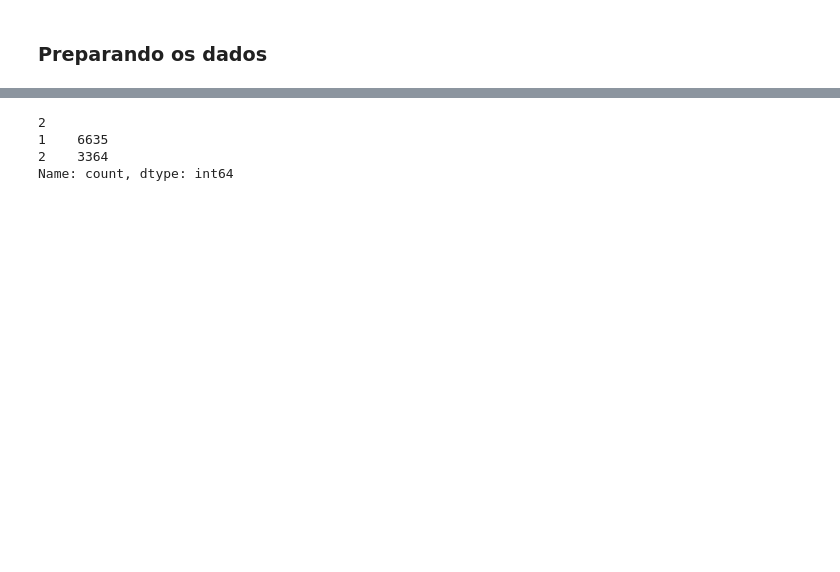
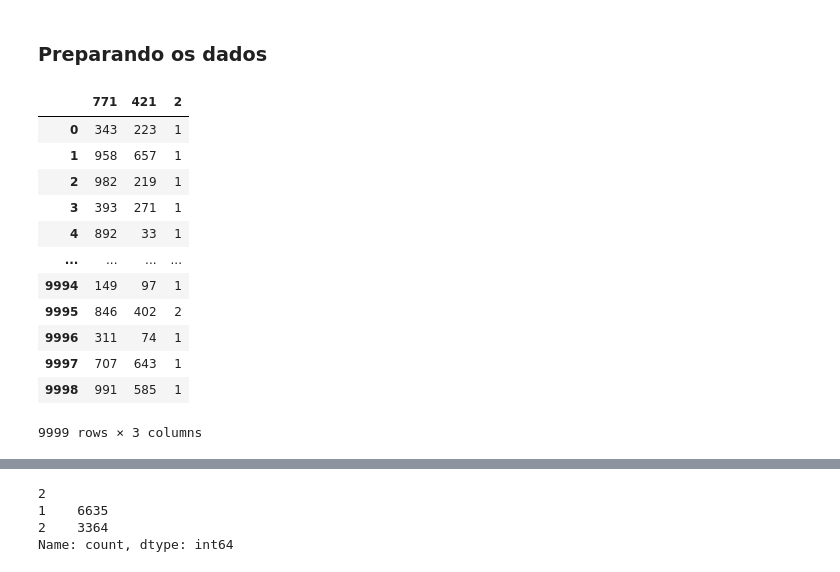
Before and after one commit to L-EngMec/ICA, a Jupyter notebook: Classificadores/primeiro_dataset.ipynb, the cells around one changed output, grey strips where cells are left out. Saved outputs shown, nothing was run; the diff lists cells and outputs as text; code cells hidden in the pictures; blank space fills up the shorter version.

```diff
--- a/Classificadores/primeiro_dataset.ipynb
+++ b/Classificadores/primeiro_dataset.ipynb
@@ -3,8 +3,23 @@
 # %%
 # importando os dados
 import pandas as pd
 
 path = r'/home/lapisco/Desktop/ICA/ICA/Dados/datasets/artificial/batman/data.csv'
 data = pd.read_csv(path)
 
 data = pd.DataFrame(data)
+data
+# %% [output]
+|  | 771 | 421 | 2 |
+| 0 | 343 | 223 | 1 |
+| 1 | 958 | 657 | 1 |
+| 2 | 982 | 219 | 1 |
+| 3 | 393 | 271 | 1 |
+| 4 | 892 | 33 | 1 |
+| ... | ... | ... | ... |
+| 9994 | 149 | 97 | 1 |
+| 9995 | 846 | 402 | 2 |
+| 9996 | 311 | 74 | 1 |
+| 9997 | 707 | 643 | 1 |
+| 9998 | 991 | 585 | 1 |
+9999 rows × 3 columns
```
Also changed, not shown: parts of 14 cells of this notebook, 2 other files.
